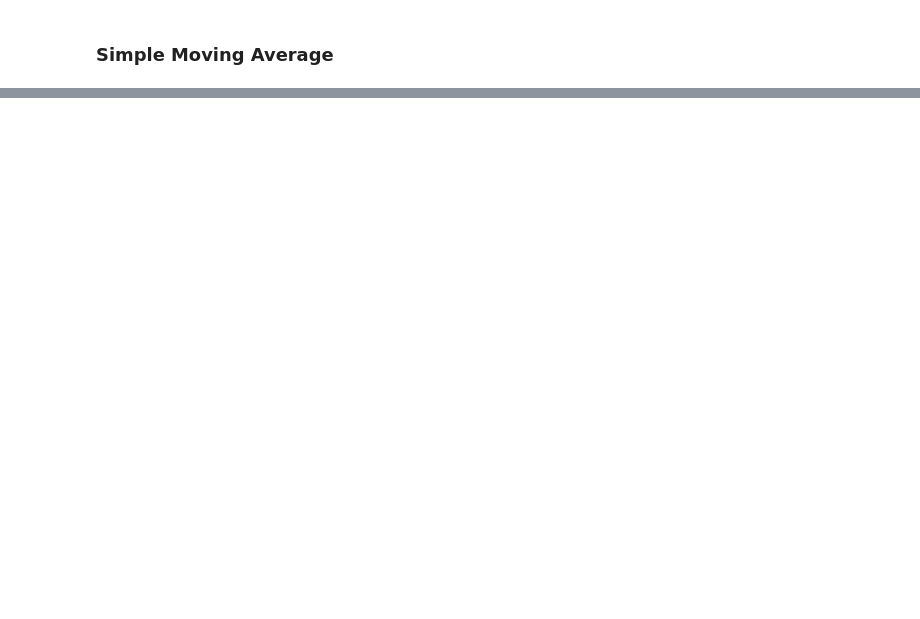
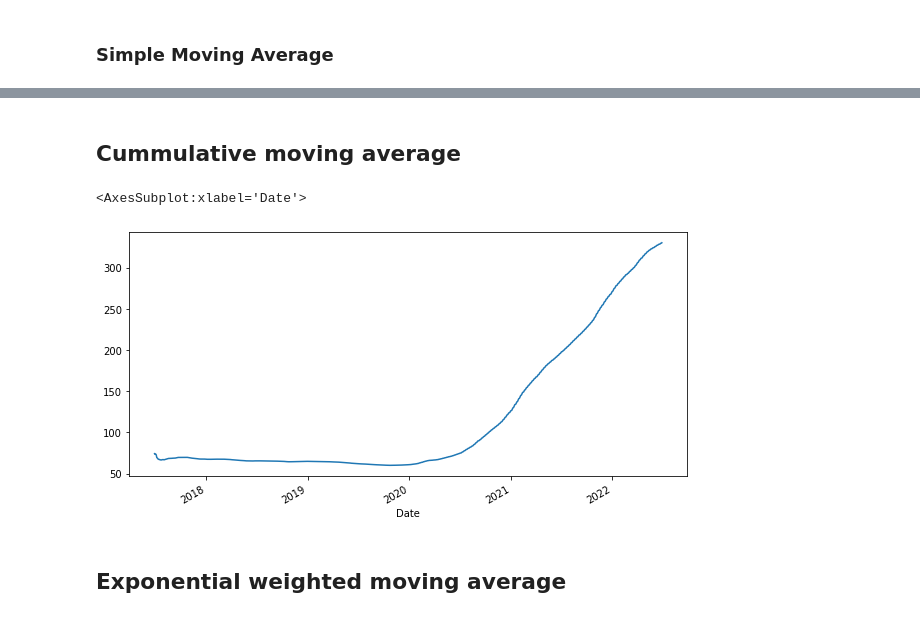
Before and after one commit to siddartha-10/EDA-TimeSeriesData2, a Jupyter notebook: EDA-TimeSeries2.ipynb, the cells around one changed output, grey strips where cells are left out. Drawn from its saved outputs; the diff is of its cells as text; code cells hidden in the pictures; blank space fills up the shorter version.

```diff
--- a/EDA-TimeSeries2.ipynb
+++ b/EDA-TimeSeries2.ipynb
@@ -25,0 +46,11 @@ df_tesla
+# %% [markdown]
+## Cummulative moving average
+# %%
+## expanding
+
+df_tesla['Open'].expanding().mean().plot(figsize=(10,5))
+# %% [output]
+<AxesSubplot:xlabel='Date'>
+[figure, added]
+# %% [markdown]
+## Exponential weighted moving average
```
Also changed, not shown: parts of 6 cells of this notebook.
